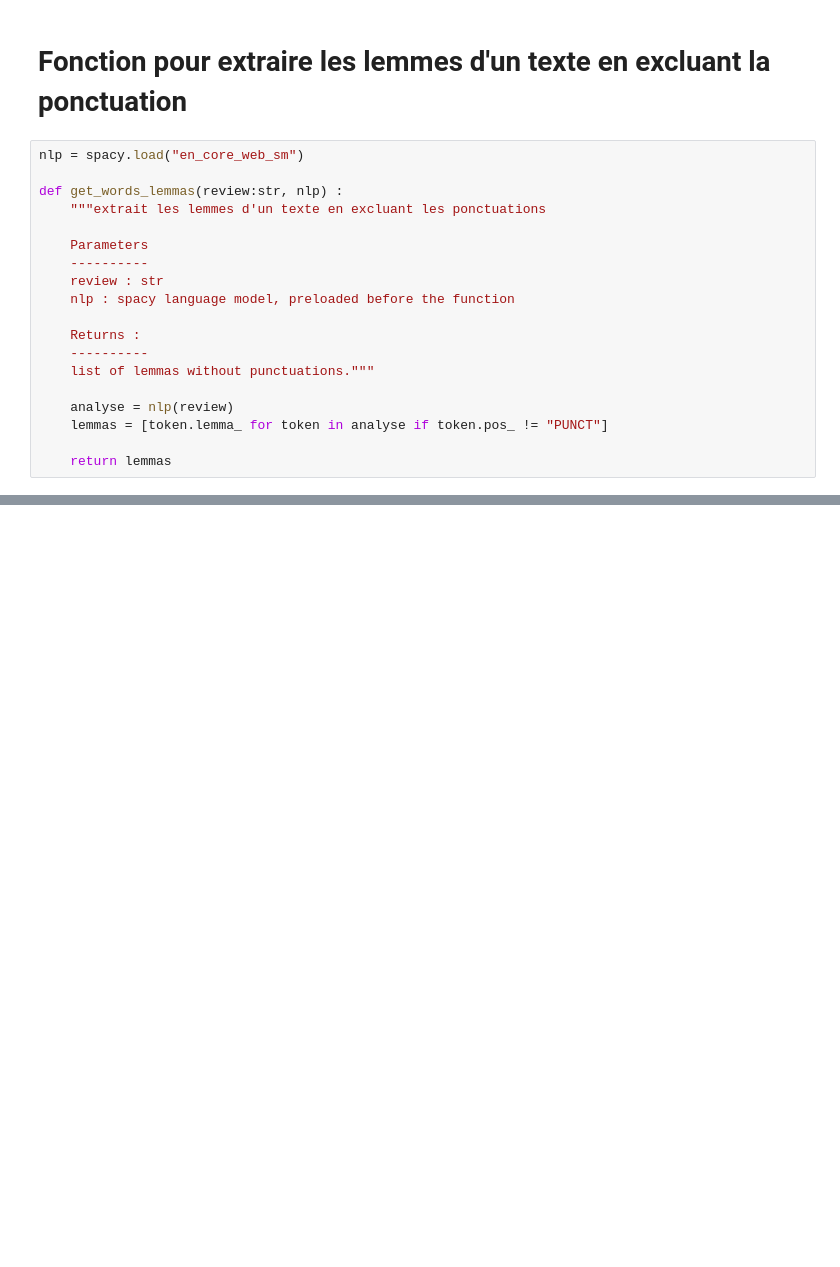
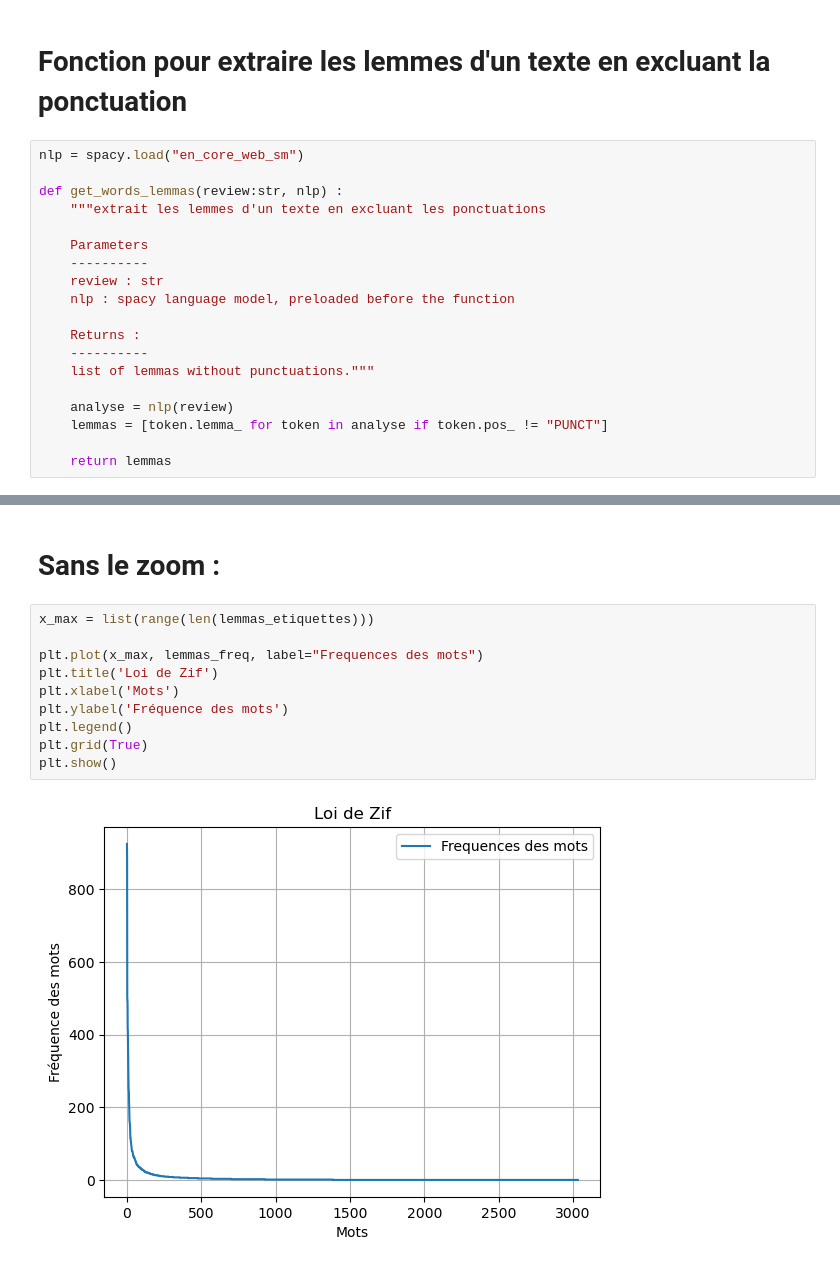
Before and after one commit to PDegez/outil_corpus, a Jupyter notebook: scripts/loi_zipf.ipynb, the cells around one changed output, grey strips where cells are left out. Cells and saved outputs as stored; diff of their text form; blank space fills up the shorter version.

```diff
--- a/scripts/loi_zipf.ipynb
+++ b/scripts/loi_zipf.ipynb
@@ -79,3 +85,17 @@ plt.grid(True)
 plt.show()
 # %% [output]
 [figure]
+# %% [markdown]
+# Sans le zoom :
+# %%
+x_max = list(range(len(lemmas_etiquettes)))
+
+plt.plot(x_max, lemmas_freq, label="Frequences des mots")
+plt.title('Loi de Zif')
+plt.xlabel('Mots')
+plt.ylabel('Fréquence des mots')
+plt.legend()
+plt.grid(True)
+plt.show()
+# %% [output]
+[figure, added]
```
Also changed, not shown: parts of 4 cells of this notebook, 3 other files.
